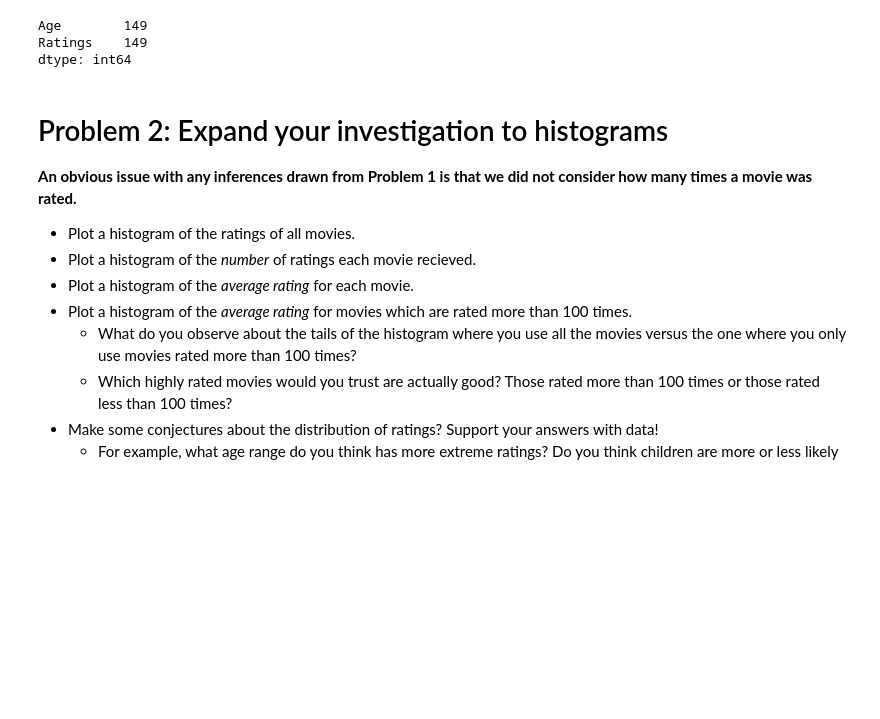
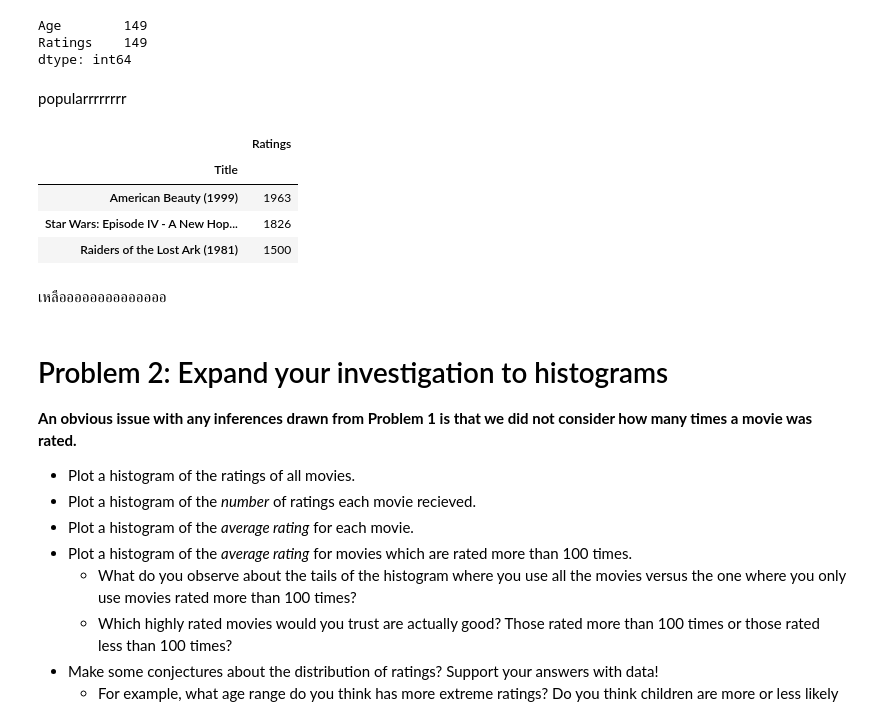
Before and after one commit to Sunisa78-8/phython.data.W, a Jupyter notebook: Project2_66.ipynb, the cells around one changed output. Cells and saved outputs as stored; diff of their text form; code cells hidden in the pictures; blank space fills up the shorter version.

```diff
--- a/Project2_66.ipynb
+++ b/Project2_66.ipynb
@@ -208,6 +208,22 @@ rating_F30[rating_F30['Ratings']>4.5].count()
 Age        149
 Ratings    149
 dtype: int64
+# %% [markdown]
+popularrrrrrrr
+# %%
+popular_movies_r=df[['Title','Age','Gender','Ratings']]
+pop_rat_3=popular_movies_r[popular_movies_r['Ratings']==5]
+pop_m =pop_rat_3[['Title','Ratings']].groupby('Title').count().sort_values(by='Ratings',ascending = False)
+# %%
+pop_m.head(3)
+# %% [output]
+|  | Ratings |
+| Title |  |
+| American Beauty (1999) | 1963 |
+| Star Wars: Episode IV - A New Hop... | 1826 |
+| Raiders of the Lost Ark (1981) | 1500 |
+# %% [markdown]
+เหลืออออออออออออออ
 # %% [markdown]
 # Problem 2: Expand your investigation to histograms
 
```
Also changed, not shown: parts of 5 cells of this notebook.
